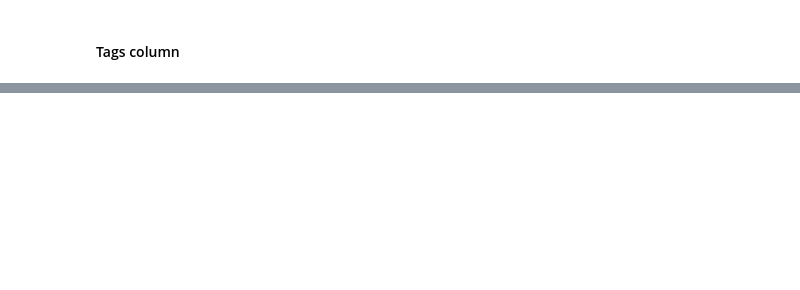
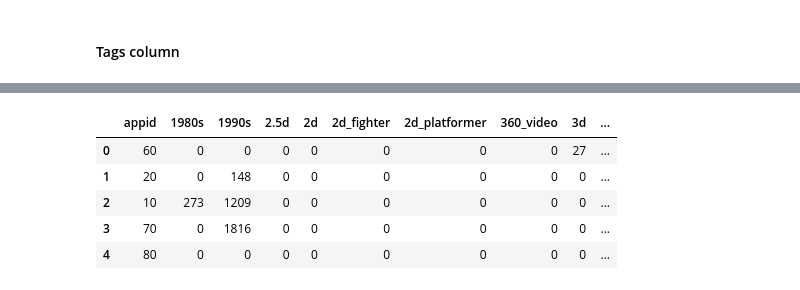
Before and after one commit to stefanstefanovic/LHL-Capstone_Project, a Jupyter notebook: notebooks/Data_cleaning.ipynb, the cells around one changed output, grey strips where cells are left out. Drawn from its saved outputs; the diff is of its cells as text; code cells hidden in the pictures; blank space fills up the shorter version.

Commit message:
data cleaning steamspy

```diff
--- a/notebooks/Data_cleaning.ipynb
+++ b/notebooks/Data_cleaning.ipynb
@@ -444,0 +528,10 @@ steamspy_data.head()
+# %%
+# inspect tag data
+pd.read_csv('/Users/sstefanovic/Documents/GitHub/LHL-Capstone_Project/data/steamspy_tag.csv').head()
+# %% [output]
+|  | appid | 1980s | 1990s | 2.5d | 2d | 2d_fighter | 2d_platformer | 360_video | 3d | ... |
+| 0 | 60 | 0 | 0 | 0 | 0 | 0 | 0 | 0 | 27 | ... |
+| 1 | 20 | 0 | 148 | 0 | 0 | 0 | 0 | 0 | 0 | ... |
+| 2 | 10 | 273 | 1209 | 0 | 0 | 0 | 0 | 0 | 0 | ... |
+| 3 | 70 | 0 | 1816 | 0 | 0 | 0 | 0 | 0 | 0 | ... |
+| 4 | 80 | 0 | 0 | 0 | 0 | 0 | 0 | 0 | 0 | ... |
```
Also changed, not shown: parts of 27 cells of this notebook, 2 other files.
